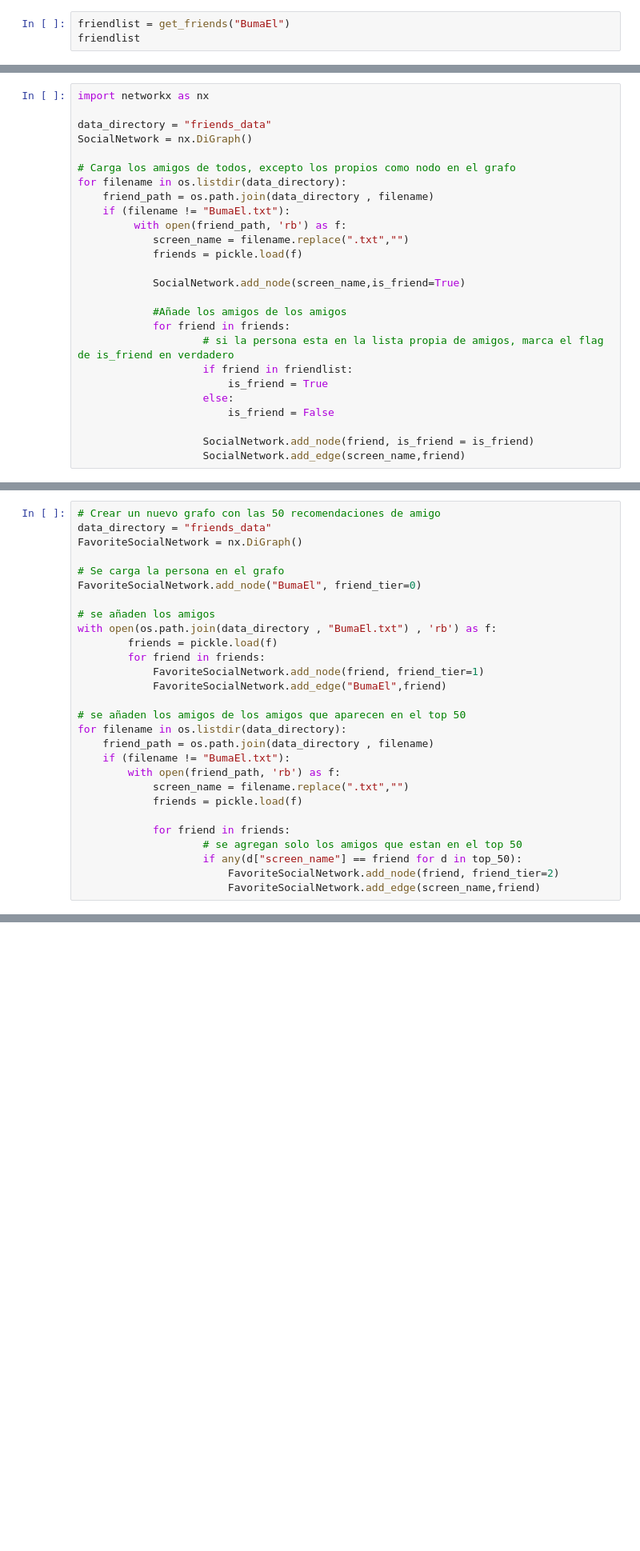
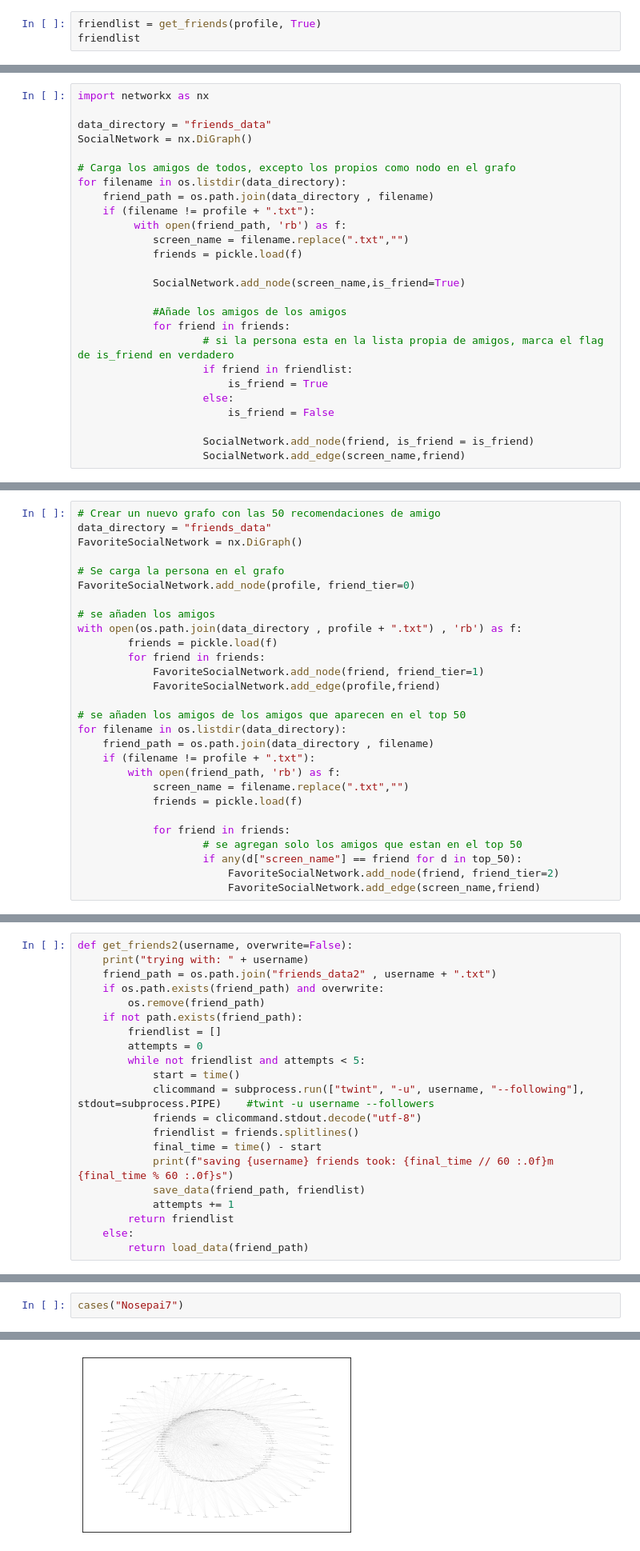
Before and after one commit to Buma-Soluciones/Twitter-Buma-Social-Analysis, a Jupyter notebook: TwitterSocialNetworkAnalyzer.ipynb, the cells around one changed output, grey strips where cells are left out. Shown at 80% size. Drawn from its saved outputs; the diff is of its cells as text; blank space fills up the shorter version.

```diff
--- a/TwitterSocialNetworkAnalyzer.ipynb
+++ b/TwitterSocialNetworkAnalyzer.ipynb
@@ -40,5 +44,5 @@ def get_friends(username):
 # %%
-friendlist = get_friends("BumaEl")
+friendlist = get_friends(profile, True)
 friendlist
 # %% [output]
 trying with: BumaEl
@@ -93,7 +99,7 @@ SocialNetwork = nx.DiGraph()
 # Carga los amigos de todos, excepto los propios como nodo en el grafo
 for filename in os.listdir(data_directory):
     friend_path = os.path.join(data_directory , filename)
-    if (filename != "BumaEl.txt"):
+    if (filename != profile + ".txt"):
          with open(friend_path, 'rb') as f:
             screen_name = filename.replace(".txt","")
             friends = pickle.load(f)
@@ -142,19 +148,19 @@ data_directory = "friends_data"
 FavoriteSocialNetwork = nx.DiGraph()
 
 # Se carga la persona en el grafo
-FavoriteSocialNetwork.add_node("BumaEl", friend_tier=0)
+FavoriteSocialNetwork.add_node(profile, friend_tier=0)
 
 # se añaden los amigos
-with open(os.path.join(data_directory , "BumaEl.txt") , 'rb') as f:
+with open(os.path.join(data_directory , profile + ".txt") , 'rb') as f:
         friends = pickle.load(f)
         for friend in friends:
             FavoriteSocialNetwork.add_node(friend, friend_tier=1)
-            FavoriteSocialNetwork.add_edge("BumaEl",friend)
+            FavoriteSocialNetwork.add_edge(profile,friend)
 
 # se añaden los amigos de los amigos que aparecen en el top 50
 for filename in os.listdir(data_directory):
     friend_path = os.path.join(data_directory , filename)
-    if (filename != "BumaEl.txt"):
+    if (filename != profile + ".txt"):
         with open(friend_path, 'rb') as f:
             screen_name = filename.replace(".txt","")
             friends = pickle.load(f)
@@ -225,0 +231,21 @@ len(FavoriteSocialNetwork)
+# %%
+def get_friends2(username, overwrite=False):
+    print("trying with: " + username)
+    friend_path = os.path.join("friends_data2" , username + ".txt")
+    if os.path.exists(friend_path) and overwrite:
+        os.remove(friend_path)
+    if not path.exists(friend_path):
+        friendlist = []
+        attempts = 0
+        while not friendlist and attempts < 5:
+            start = time()
+            clicommand = subprocess.run(["twint", "-u", username, "--following"], stdout=subprocess.PIPE)    #twint -u username --followers
+            friends = clicommand.stdout.decode("utf-8")
+            friendlist = friends.splitlines()
+            final_time = time() - start
+            print(f"saving {username} friends took: {final_time // 60 :.0f}m {final_time % 60 :.0f}s")
+            save_data(friend_path, friendlist)
+            attempts += 1
+        return friendlist
+    else:
+        return load_data(friend_path)
@@ -225,0 +331,3 @@ len(FavoriteSocialNetwork)
+# %%
+cases("Nosepai7")
+# %% [output]
@@ -225,0 +351 @@ len(FavoriteSocialNetwork)
+[figure, added]
```
Also changed, not shown: parts of 14 cells of this notebook.
